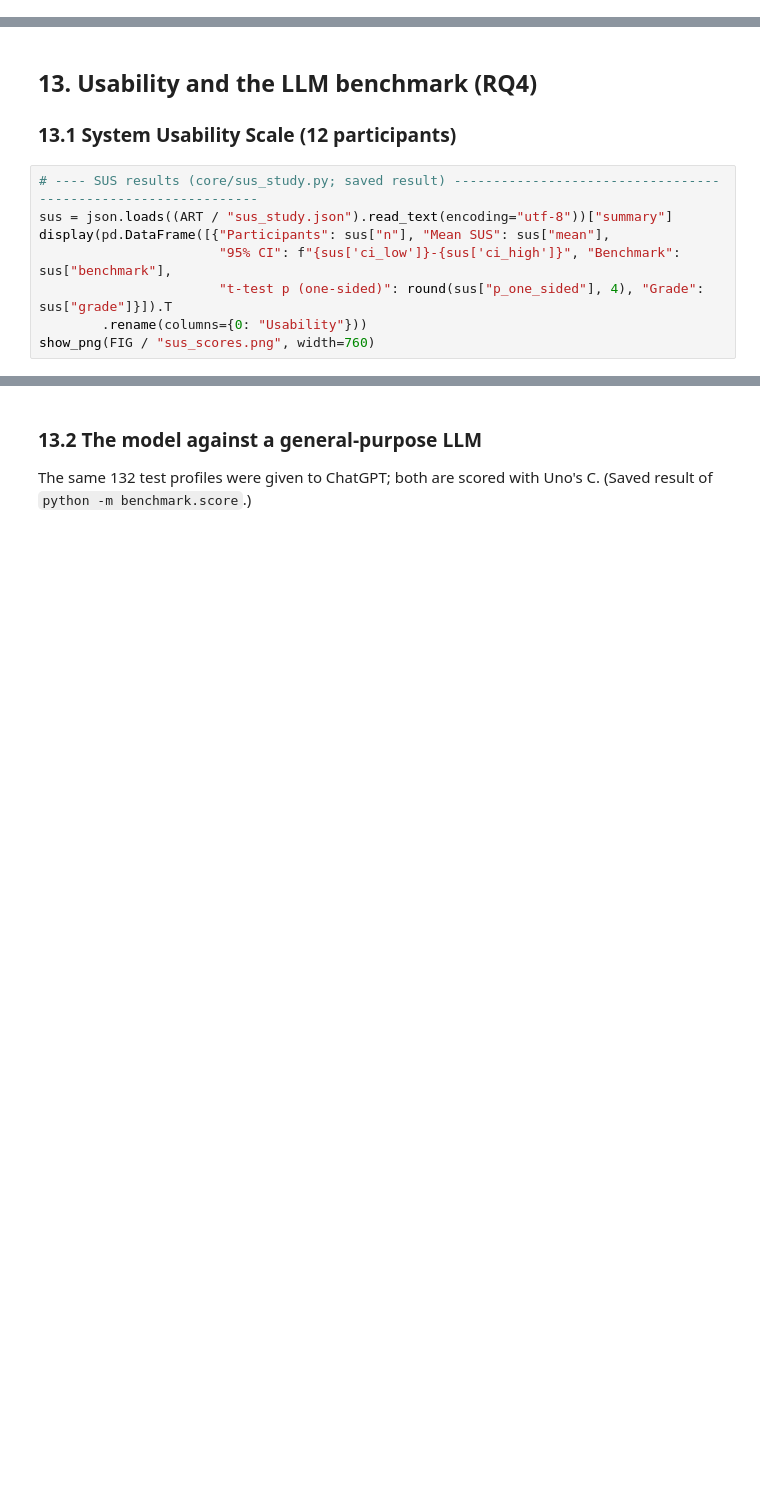
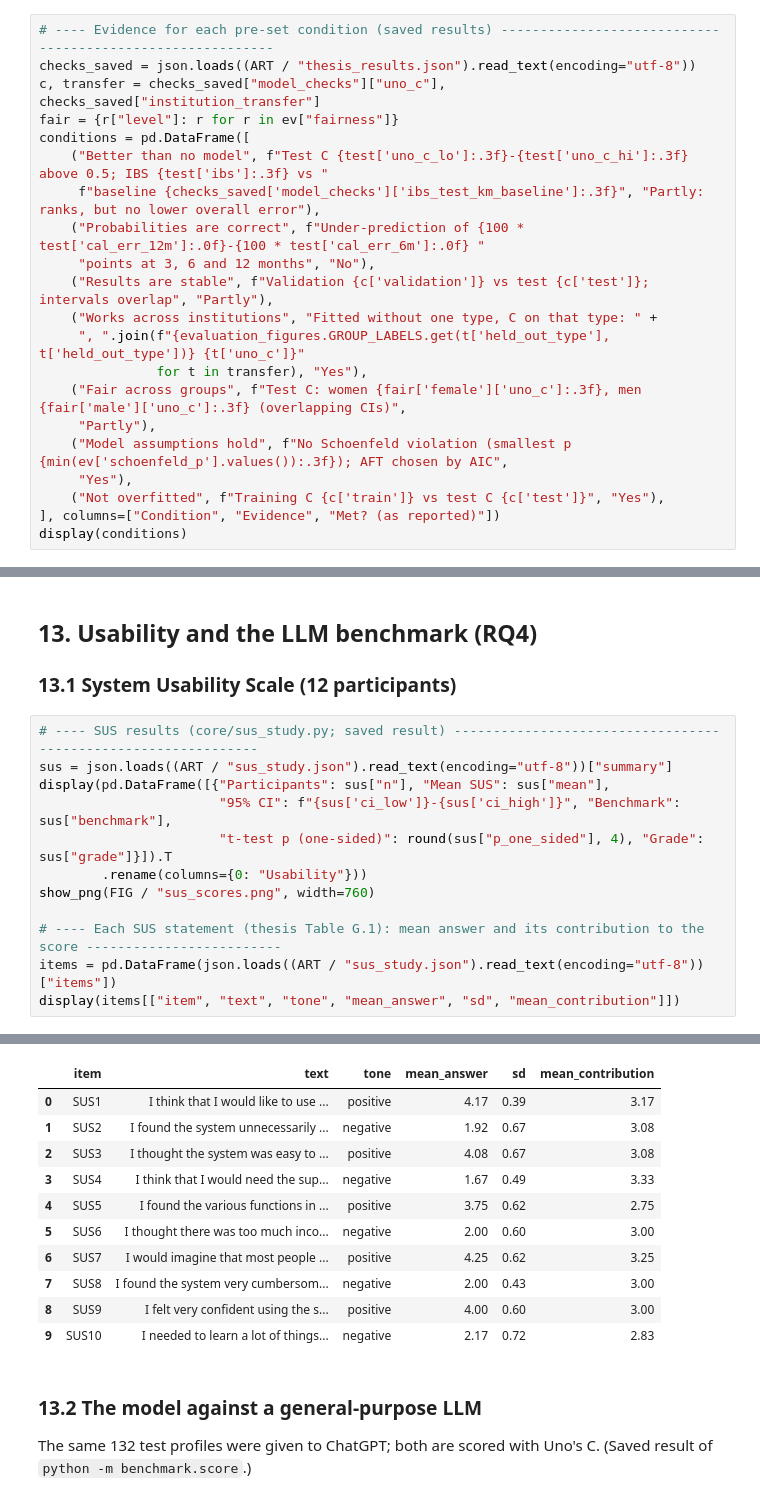
Before and after one commit to ShaznaSalman/final-research-employability-survival_COBSCCOMP24.2P019, a Jupyter notebook: notebooks/research_walkthrough.ipynb, the cells around one changed output, grey strips where cells are left out. Saved outputs shown, nothing was run; the diff lists cells and outputs as text; blank space fills up the shorter version.

```diff
--- a/notebooks/research_walkthrough.ipynb
+++ b/notebooks/research_walkthrough.ipynb
@@ -782,0 +905,21 @@ Kaplan-Meier baseline IBS on the test set: 0.164 (model 0.167) - the model ranks
+# %%
+# ---- Evidence for each pre-set condition (saved results) ----------------------------------------------------------
+checks_saved = json.loads((ART / "thesis_results.json").read_text(encoding="utf-8"))
+c, transfer = checks_saved["model_checks"]["uno_c"], checks_saved["institution_transfer"]
+fair = {r["level"]: r for r in ev["fairness"]}
+conditions = pd.DataFrame([
+    ("Better than no model", f"Test C {test['uno_c_lo']:.3f}-{test['uno_c_hi']:.3f} above 0.5; IBS {test['ibs']:.3f} vs "
+     f"baseline {checks_saved['model_checks']['ibs_test_km_baseline']:.3f}", "Partly: ranks, but no lower overall error"),
+    ("Probabilities are correct", f"Under-prediction of {100 * test['cal_err_12m']:.0f}-{100 * test['cal_err_6m']:.0f} "
+     "points at 3, 6 and 12 months", "No"),
+    ("Results are stable", f"Validation {c['validation']} vs test {c['test']}; intervals overlap", "Partly"),
+    ("Works across institutions", "Fitted without one type, C on that type: " +
+     ", ".join(f"{evaluation_figures.GROUP_LABELS.get(t['held_out_type'], t['held_out_type'])} {t['uno_c']}"
+               for t in transfer), "Yes"),
+    ("Fair across groups", f"Test C: women {fair['female']['uno_c']:.3f}, men {fair['male']['uno_c']:.3f} (overlapping CIs)",
+     "Partly"),
+    ("Model assumptions hold", f"No Schoenfeld violation (smallest p {min(ev['schoenfeld_p'].values()):.3f}); AFT chosen by AIC",
+     "Yes"),
+    ("Not overfitted", f"Training C {c['train']} vs test C {c['test']}", "Yes"),
+], columns=["Condition", "Evidence", "Met? (as reported)"])
+display(conditions)
@@ -873,20 +1025,35 @@ Employer importance vs share of ads (Spearman): rho = 0.386, p = 0.052
 # %%
 # ---- SUS results (core/sus_study.py; saved result) --------------------------------------------------------------
 sus = json.loads((ART / "sus_study.json").read_text(encoding="utf-8"))["summary"]
 display(pd.DataFrame([{"Participants": sus["n"], "Mean SUS": sus["mean"],
                        "95% CI": f"{sus['ci_low']}-{sus['ci_high']}", "Benchmark": sus["benchmark"],
                        "t-test p (one-sided)": round(sus["p_one_sided"], 4), "Grade": sus["grade"]}]).T
         .rename(columns={0: "Usability"}))
 show_png(FIG / "sus_scores.png", width=760)
+
+# ---- Each SUS statement (thesis Table G.1): mean answer and its contribution to the score -------------------------
+items = pd.DataFrame(json.loads((ART / "sus_study.json").read_text(encoding="utf-8"))["items"])
+display(items[["item", "text", "tone", "mean_answer", "sd", "mean_contribution"]])
 # %% [output]
 |  | Usability |
 | Participants | 12 |
 | Mean SUS | 76.25 |
 | 95% CI | 69.53-82.97 |
 | Benchmark | 68.0 |
 | t-test p (one-sided) | 0.0103 |
 | Grade | B |
 [figure]
+|  | item | text | tone | mean_answer | sd | mean_contribution |
+| 0 | SUS1 | I think that I would like to use ... | positive | 4.17 | 0.39 | 3.17 |
+| 1 | SUS2 | I found the system unnecessarily ... | negative | 1.92 | 0.67 | 3.08 |
+| 2 | SUS3 | I thought the system was easy to ... | positive | 4.08 | 0.67 | 3.08 |
+| 3 | SUS4 | I think that I would need the sup... | negative | 1.67 | 0.49 | 3.33 |
+| 4 | SUS5 | I found the various functions in ... | positive | 3.75 | 0.62 | 2.75 |
+| 5 | SUS6 | I thought there was too much inco... | negative | 2.00 | 0.60 | 3.00 |
+| 6 | SUS7 | I would imagine that most people ... | positive | 4.25 | 0.62 | 3.25 |
+| 7 | SUS8 | I found the system very cumbersom... | negative | 2.00 | 0.43 | 3.00 |
+| 8 | SUS9 | I felt very confident using the s... | positive | 4.00 | 0.60 | 3.00 |
+| 9 | SUS10 | I needed to learn a lot of things... | negative | 2.17 | 0.72 | 2.83 |
 # %% [markdown]
 ### 13.2 The model against a general-purpose LLM
 
```
Also changed, not shown: parts of 31 cells of this notebook, 3 other files.
